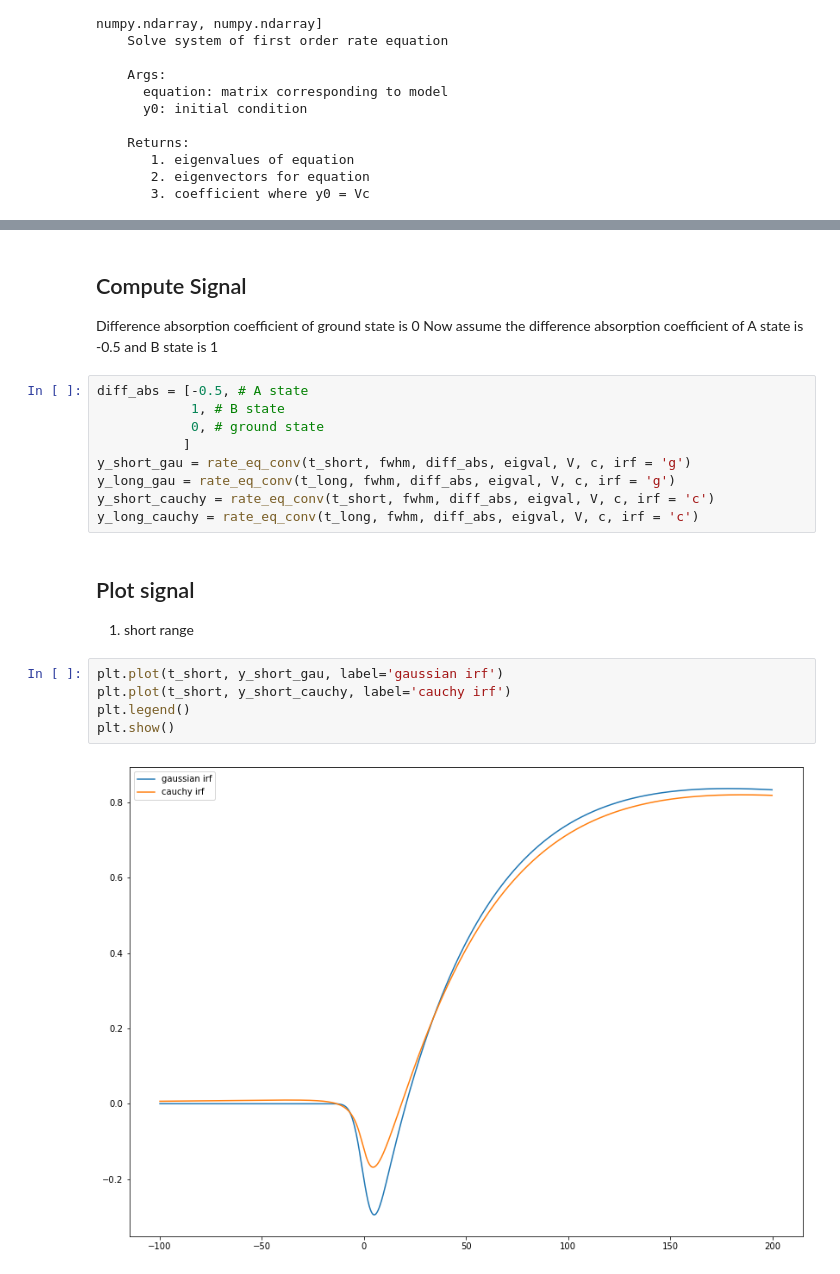
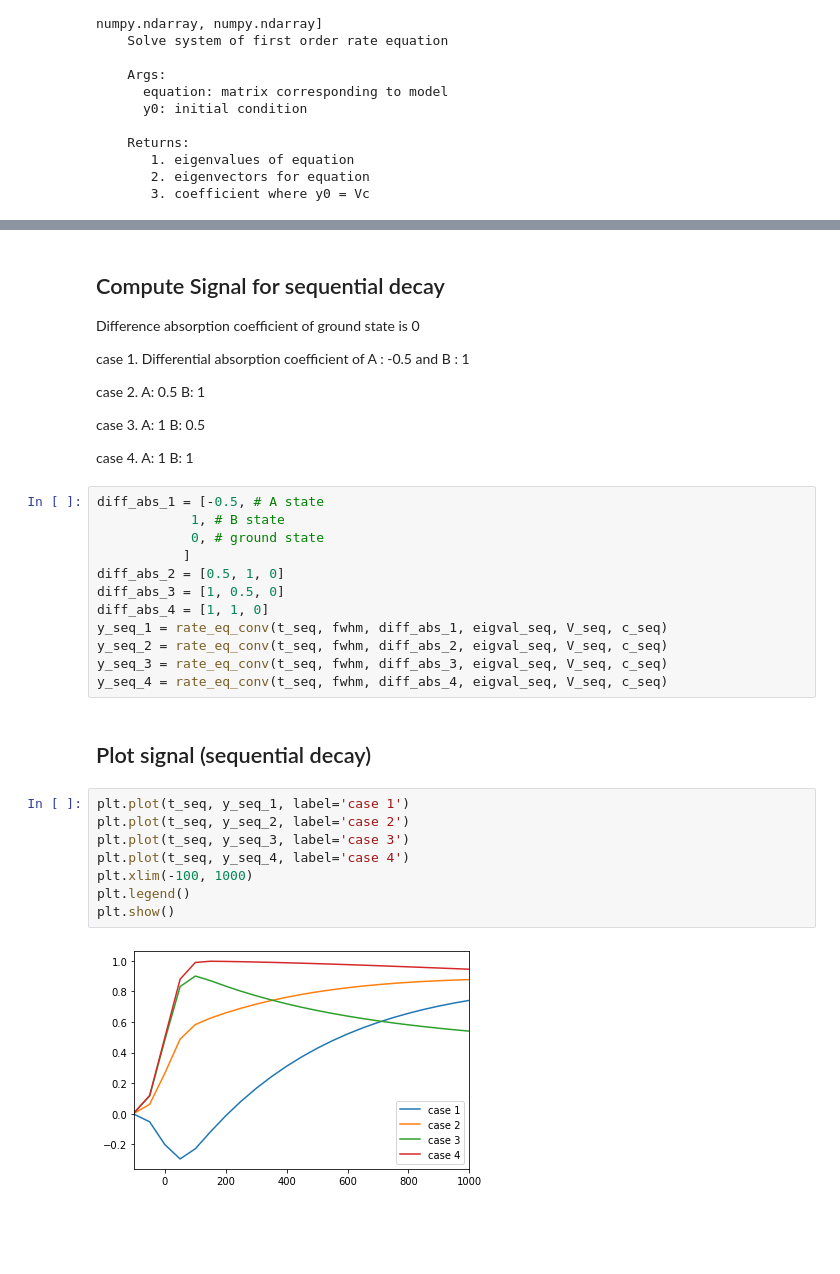
Before and after one commit to pistack/TRXASprefitpack-example, a Jupyter notebook: Rate_eq.ipynb, the cells around one changed output, grey strips where cells are left out. Drawn from its saved outputs; the diff is of its cells as text; blank space fills up the shorter version.

```diff
--- a/Rate_eq.ipynb
+++ b/Rate_eq.ipynb
@@ -187,23 +218,35 @@ plt.show()
 # %% [markdown]
-## Compute Signal
+## Compute Signal for sequential decay
 Difference absorption coefficient of ground state is 0
-Now assume the difference absorption coefficient of A state is -0.5 and B state is 1
+
+case 1. Differential absorption coefficient of A : -0.5 and B : 1
+
+case 2. A: 0.5 B: 1
+
+case 3. A: 1 B: 0.5
+
+case 4. A: 1 B: 1
 # %%
-diff_abs = [-0.5, # A state
+diff_abs_1 = [-0.5, # A state
             1, # B state
             0, # ground state
            ]
-y_short_gau = rate_eq_conv(t_short, fwhm, diff_abs, eigval, V, c, irf = 'g')
-y_long_gau = rate_eq_conv(t_long, fwhm, diff_abs, eigval, V, c, irf = 'g')
-y_short_cauchy = rate_eq_conv(t_short, fwhm, diff_abs, eigval, V, c, irf = 'c')
-y_long_cauchy = rate_eq_conv(t_long, fwhm, diff_abs, eigval, V, c, irf = 'c')
+diff_abs_2 = [0.5, 1, 0]
+diff_abs_3 = [1, 0.5, 0]
+diff_abs_4 = [1, 1, 0]
+y_seq_1 = rate_eq_conv(t_seq, fwhm, diff_abs_1, eigval_seq, V_seq, c_seq)
+y_seq_2 = rate_eq_conv(t_seq, fwhm, diff_abs_2, eigval_seq, V_seq, c_seq)
+y_seq_3 = rate_eq_conv(t_seq, fwhm, diff_abs_3, eigval_seq, V_seq, c_seq)
+y_seq_4 = rate_eq_conv(t_seq, fwhm, diff_abs_4, eigval_seq, V_seq, c_seq)
 # %% [markdown]
-## Plot signal
-1. short range
+## Plot signal (sequential decay)
 # %%
-plt.plot(t_short, y_short_gau, label='gaussian irf')
-plt.plot(t_short, y_short_cauchy, label='cauchy irf')
+plt.plot(t_seq, y_seq_1, label='case 1')
+plt.plot(t_seq, y_seq_2, label='case 2')
+plt.plot(t_seq, y_seq_3, label='case 3')
+plt.plot(t_seq, y_seq_4, label='case 4')
+plt.xlim(-100, 1000)
 plt.legend()
 plt.show()
 # %% [output]
-[figure, old version]
+[figure, new version]
```
Also changed, not shown: parts of 45 cells of this notebook, 41 other files.
